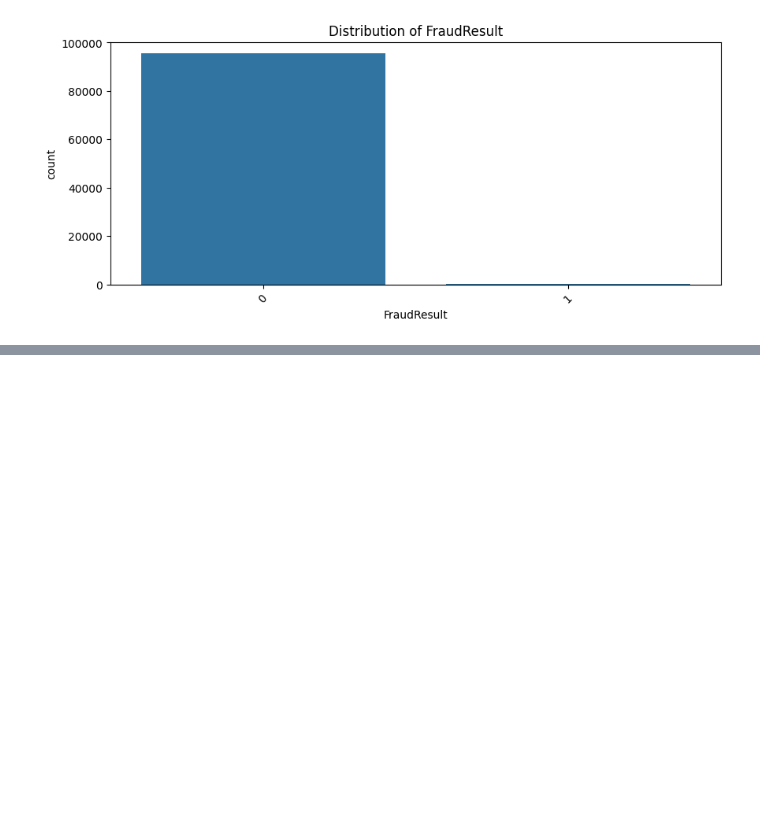
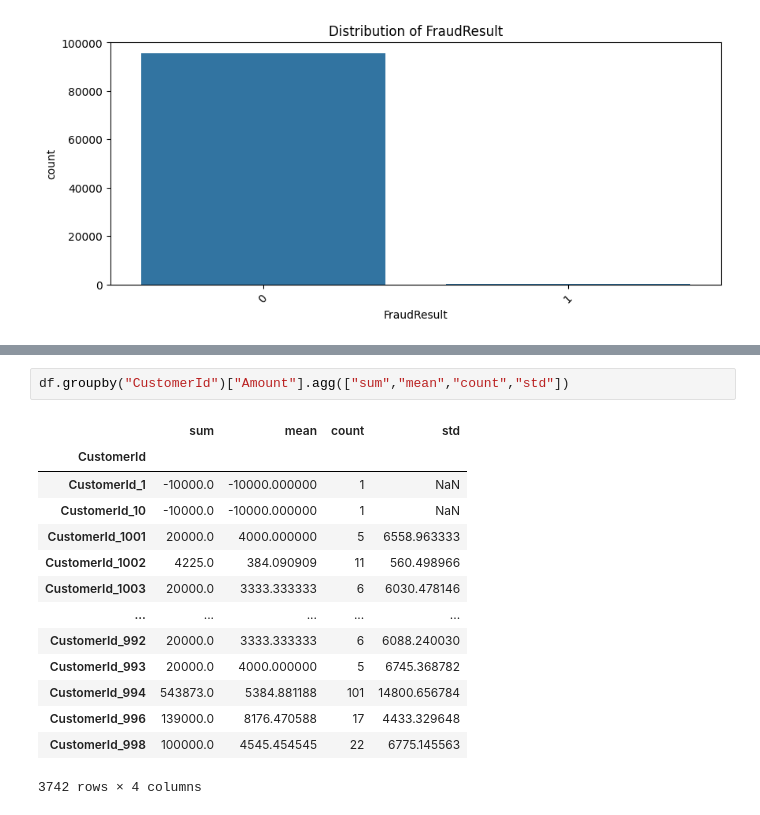
Before and after one commit to YeabsiraNigusse/Credit-Risk-Probability-Model, a Jupyter notebook: notebooks/eda.ipynb, the cells around one changed output, grey strips where cells are left out. Drawn from its saved outputs; the diff is of its cells as text; blank space fills up the shorter version.

Commit message:
learned groupby

```diff
--- a/notebooks/eda.ipynb
+++ b/notebooks/eda.ipynb
@@ -223,0 +240,17 @@ for col in cat_features:
+# %%
+df.groupby("CustomerId")["Amount"].agg(["sum","mean","count","std"])
+# %% [output]
+|  | sum | mean | count | std |
+| CustomerId |  |  |  |  |
+| CustomerId_1 | -10000.0 | -10000.000000 | 1 | NaN |
+| CustomerId_10 | -10000.0 | -10000.000000 | 1 | NaN |
+| CustomerId_1001 | 20000.0 | 4000.000000 | 5 | 6558.963333 |
+| CustomerId_1002 | 4225.0 | 384.090909 | 11 | 560.498966 |
+| CustomerId_1003 | 20000.0 | 3333.333333 | 6 | 6030.478146 |
+| ... | ... | ... | ... | ... |
+| CustomerId_992 | 20000.0 | 3333.333333 | 6 | 6088.240030 |
+| CustomerId_993 | 20000.0 | 4000.000000 | 5 | 6745.368782 |
+| CustomerId_994 | 543873.0 | 5384.881188 | 101 | 14800.656784 |
+| CustomerId_996 | 139000.0 | 8176.470588 | 17 | 4433.329648 |
+| CustomerId_998 | 100000.0 | 4545.454545 | 22 | 6775.145563 |
+3742 rows × 4 columns
```
Also changed, not shown: parts of 3 cells of this notebook, 1 other file.
